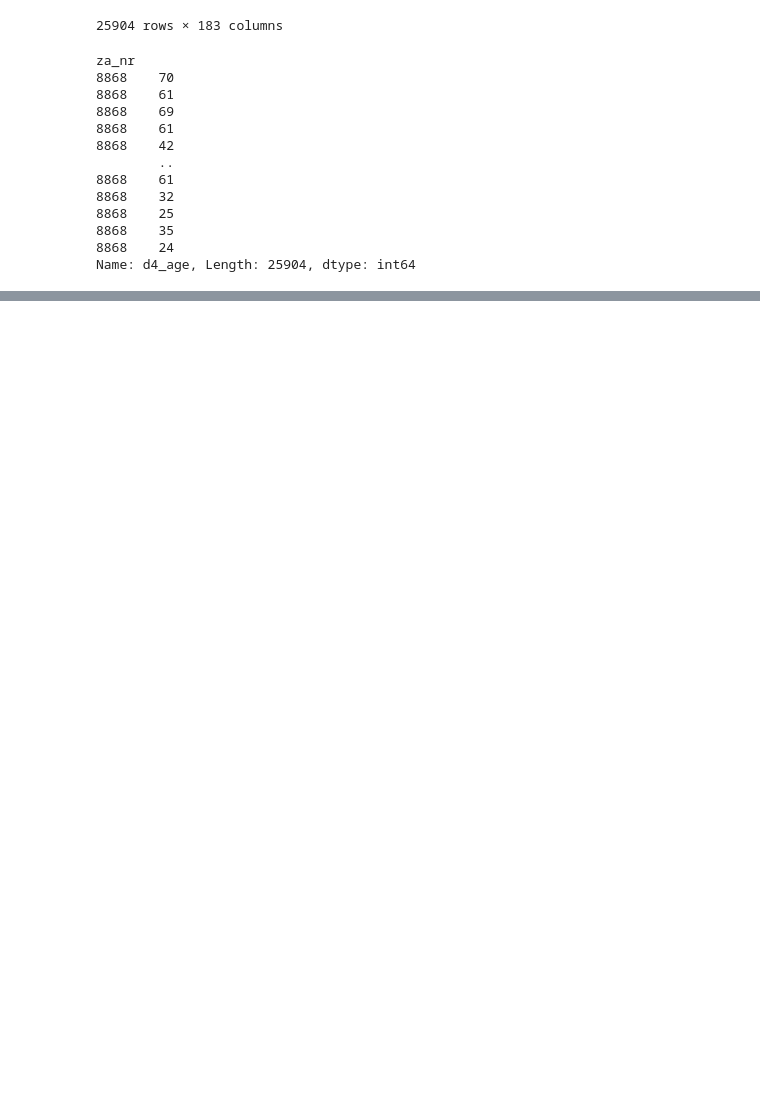
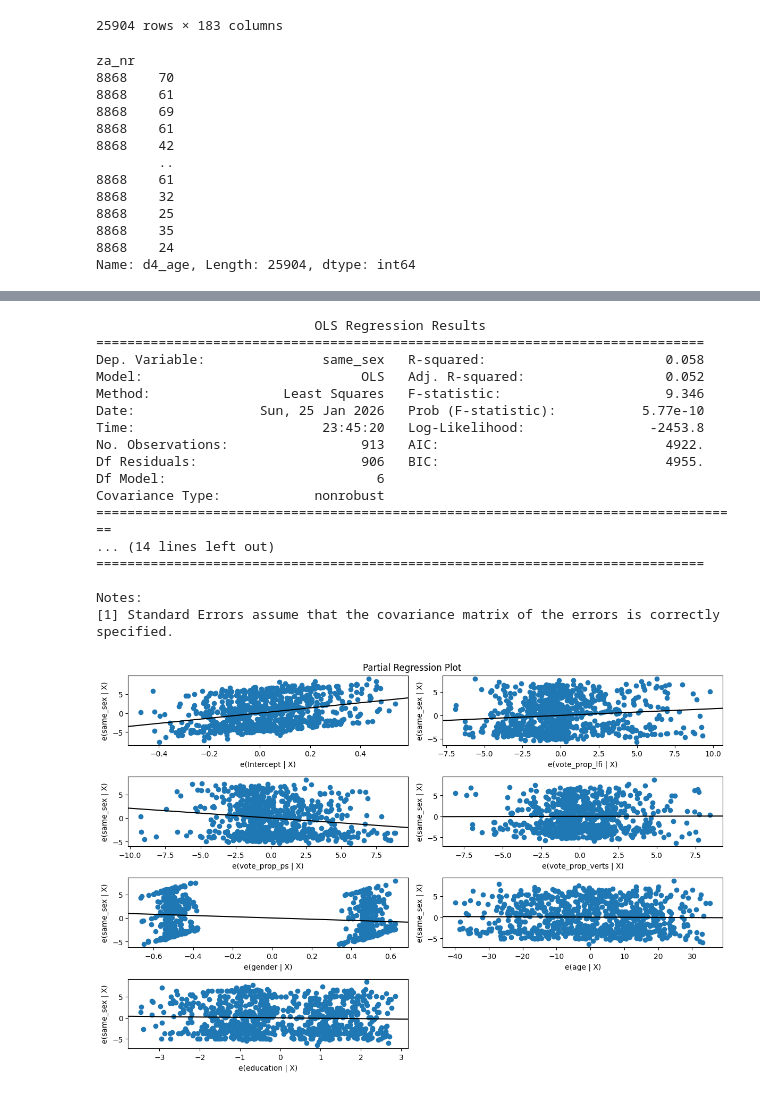
Before and after one commit to ametoGiscarddEstaing/data-science-stuff, a Jupyter notebook: EES.ipynb, the cells around one changed output, grey strips where cells are left out. Cells and saved outputs as stored; diff of their text form; code cells hidden in the pictures; blank space fills up the shorter version.

```diff
--- a/EES.ipynb
+++ b/EES.ipynb
@@ -334,3 +207,29 @@ plt.savefig('europe.png', bbox_inches='tight')
+# %%
+my_formula = "same_sex  ~ vote_prop_lfi + vote_prop_ps + vote_prop_verts + gender + age + education"
+model = smf.ols(formula=my_formula, data=df).fit()
+print(model.summary())
+fig = plt.figure(figsize=(12,8))
+sm.graphics.plot_partregress_grid(model, fig=fig)
+plt.savefig('same_sex.png', bbox_inches='tight')
+# %% [output]
+                            OLS Regression Results
+==============================================================================
+Dep. Variable:               same_sex   R-squared:                       0.058
+Model:                            OLS   Adj. R-squared:                  0.052
+Method:                 Least Squares   F-statistic:                     9.346
+Date:                Sun, 25 Jan 2026   Prob (F-statistic):           5.77e-10
+Time:                        23:45:20   Log-Likelihood:                -2453.8
+No. Observations:                 913   AIC:                             4922.
+Df Residuals:                     906   BIC:                             4955.
+Df Model:                           6
+Covariance Type:            nonrobust
+===================================================================================
+... (14 lines left out)
+==============================================================================
+
+Notes:
+[1] Standard Errors assume that the covariance matrix of the errors is correctly specified.
+[figure, added]
 # %%
 my_formula = "gender  ~ vote_prop_lfi + vote_prop_ps + vote_prop_verts"
 model = smf.ols(formula=my_formula, data=df).fit()
```
Also changed, not shown: parts of 22 cells of this notebook.
